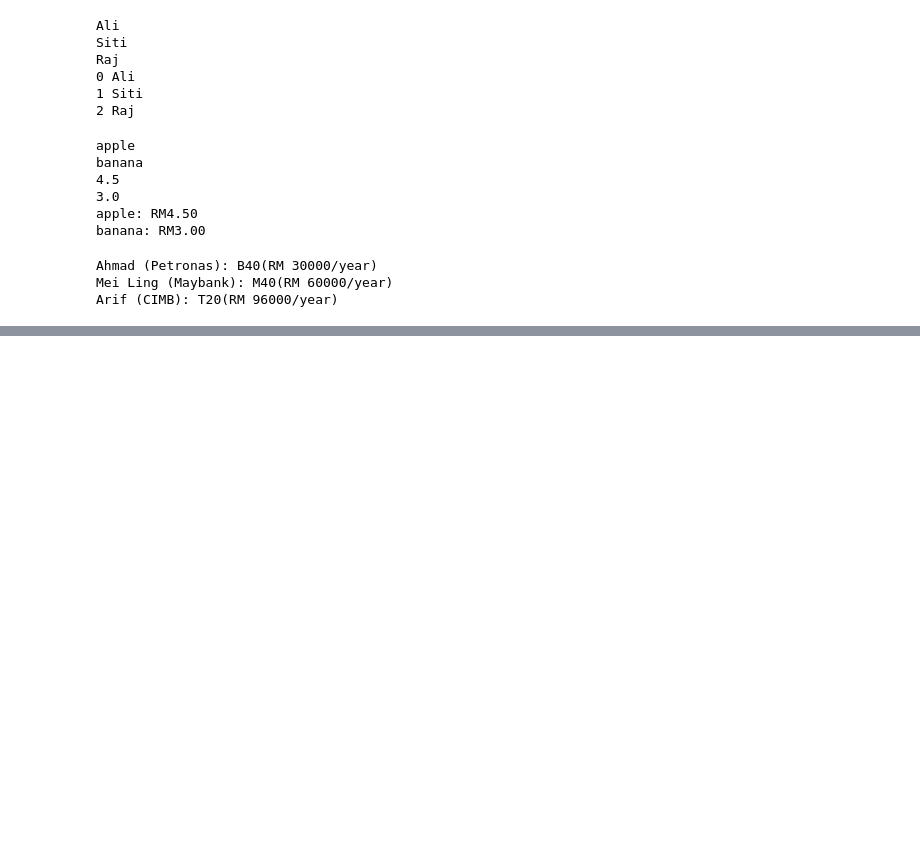
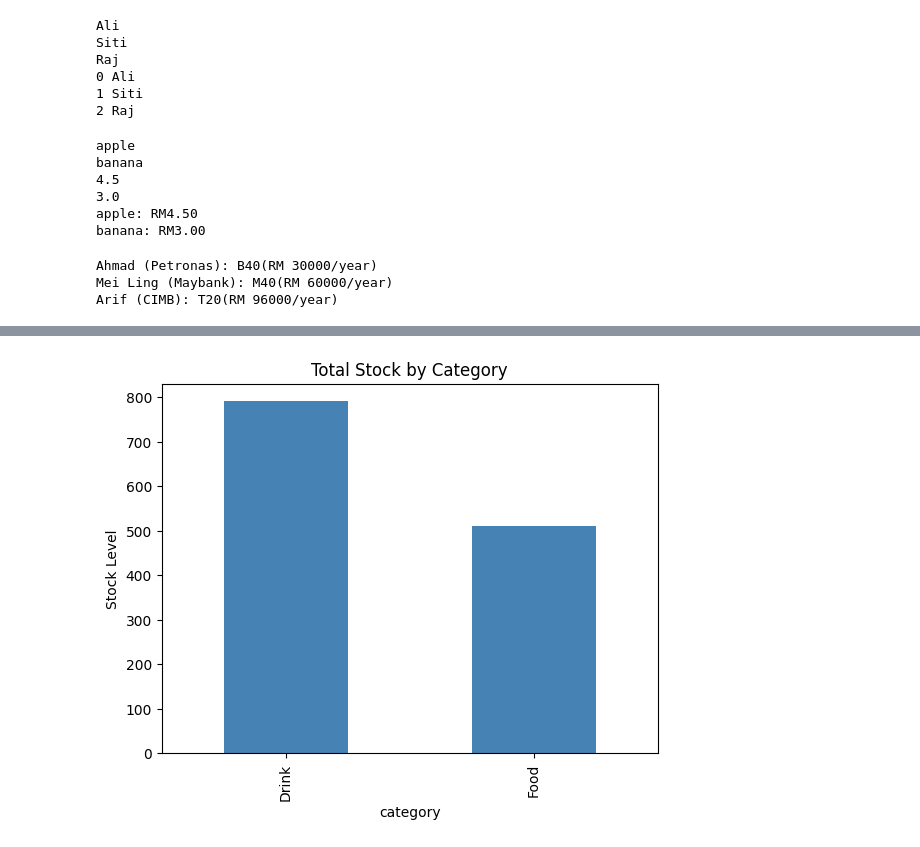
Before and after one commit to MGM46/pythonclass, a Jupyter notebook: app.ipynb, the cells around one changed output, grey strips where cells are left out. Saved outputs shown, nothing was run; the diff lists cells and outputs as text; code cells hidden in the pictures; blank space fills up the shorter version.

```diff
--- a/app.ipynb
+++ b/app.ipynb
@@ -456,0 +665,16 @@ Arif (CIMB): T20(RM 96000/year)
+# %%
+import pandas as pd
+import matplotlib.pyplot as plt
+
+url = "https://raw.githubusercontent.com/nextynewb/datasets/main/kedai.csv"
+df = pd.read_csv(url)
+
+# Group by category, sum the stock
+df.groupby('category')['stock'].sum().plot(
+    kind='bar', color='steelblue',
+    title='Total Stock by Category', ylabel='Stock Level'
+)
+
+plt.show()
+# %% [output]
+[figure, added]
```
Also changed, not shown: parts of 31 cells of this notebook, 2 other files.
